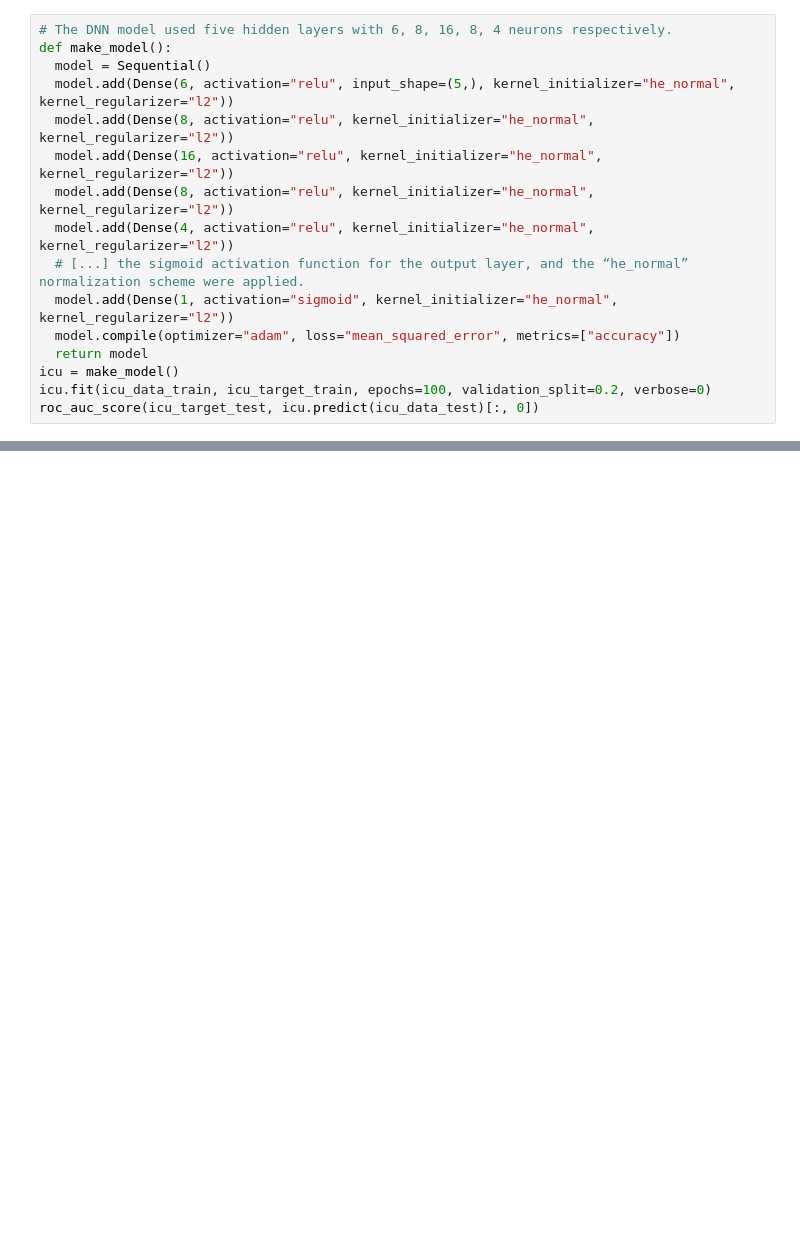
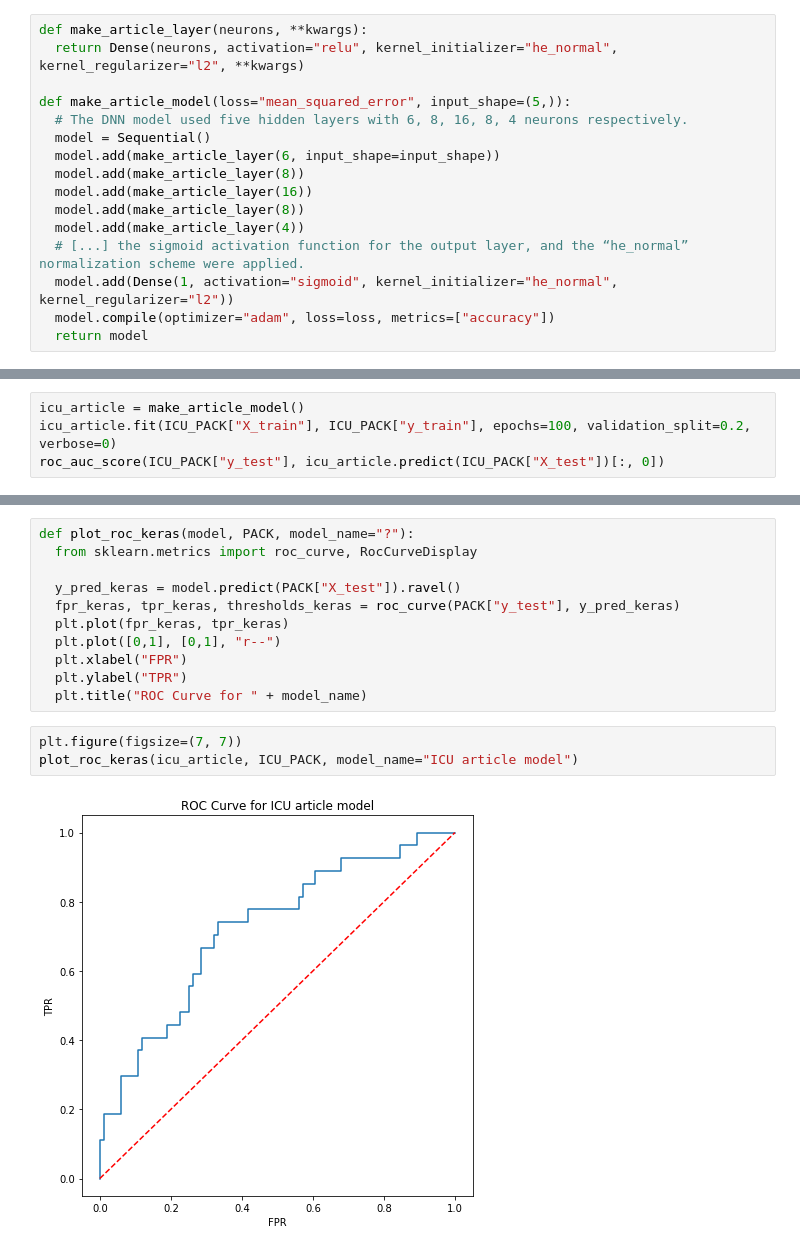
Before and after one commit to konrad-komisarczyk/wb2021, a Jupyter notebook: proj2/DNN/DNN.ipynb, the cells around one changed output, grey strips where cells are left out. Cells and saved outputs as stored; diff of their text form; blank space fills up the shorter version.

```diff
--- a/proj2/DNN/DNN.ipynb
+++ b/proj2/DNN/DNN.ipynb
@@ -17,16 +48,16 @@ icu_data_train, icu_data_test, icu_target_train, icu_target_test, = train_test_s
 # %%
-# The DNN model used five hidden layers with 6, 8, 16, 8, 4 neurons respectively.
-def make_model():
+def make_article_layer(neurons, **kwargs):
+  return Dense(neurons, activation="relu", kernel_initializer="he_normal", kernel_regularizer="l2", **kwargs)
+
+def make_article_model(loss="mean_squared_error", input_shape=(5,)):
+  # The DNN model used five hidden layers with 6, 8, 16, 8, 4 neurons respectively.
   model = Sequential()
-  model.add(Dense(6, activation="relu", input_shape=(5,), kernel_initializer="he_normal", kernel_regularizer="l2"))
-  model.add(Dense(8, activation="relu", kernel_initializer="he_normal", kernel_regularizer="l2"))
-  model.add(Dense(16, activation="relu", kernel_initializer="he_normal", kernel_regularizer="l2"))
-  model.add(Dense(8, activation="relu", kernel_initializer="he_normal", kernel_regularizer="l2"))
-  model.add(Dense(4, activation="relu", kernel_initializer="he_normal", kernel_regularizer="l2"))
+  model.add(make_article_layer(6, input_shape=input_shape))
+  model.add(make_article_layer(8))
+  model.add(make_article_layer(16))
+  model.add(make_article_layer(8))
+  model.add(make_article_layer(4))
   # [...] the sigmoid activation function for the output layer, and the “he_normal” normalization scheme were applied.
   model.add(Dense(1, activation="sigmoid", kernel_initializer="he_normal", kernel_regularizer="l2"))
-  model.compile(optimizer="adam", loss="mean_squared_error", metrics=["accuracy"])
+  model.compile(optimizer="adam", loss=loss, metrics=["accuracy"])
   return model
-icu = make_model()
-icu.fit(icu_data_train, icu_target_train, epochs=100, validation_split=0.2, verbose=0)
-roc_auc_score(icu_target_test, icu.predict(icu_data_test)[:, 0])
@@ -34,0 +64,4 @@ roc_auc_score(icu_target_test, icu.predict(icu_data_test)[:, 0])
+# %%
+icu_article = make_article_model()
+icu_article.fit(ICU_PACK["X_train"], ICU_PACK["y_train"], epochs=100, validation_split=0.2, verbose=0)
+roc_auc_score(ICU_PACK["y_test"], icu_article.predict(ICU_PACK["X_test"])[:, 0])
@@ -35 +72,17 @@ roc_auc_score(icu_target_test, icu.predict(icu_data_test)[:, 0])
+# %%
+def plot_roc_keras(model, PACK, model_name="?"):
+  from sklearn.metrics import roc_curve, RocCurveDisplay
+
+  y_pred_keras = model.predict(PACK["X_test"]).ravel()
+  fpr_keras, tpr_keras, thresholds_keras = roc_curve(PACK["y_test"], y_pred_keras)
+  plt.plot(fpr_keras, tpr_keras)
+  plt.plot([0,1], [0,1], "r--")
+  plt.xlabel("FPR")
+  plt.ylabel("TPR")
+  plt.title("ROC Curve for " + model_name)
+# %%
+plt.figure(figsize=(7, 7))
+plot_roc_keras(icu_article, ICU_PACK, model_name="ICU article model")
+# %% [output]
+[figure, added]
 # %%
```
Also changed, not shown: parts of 33 cells of this notebook, 1 other file.
